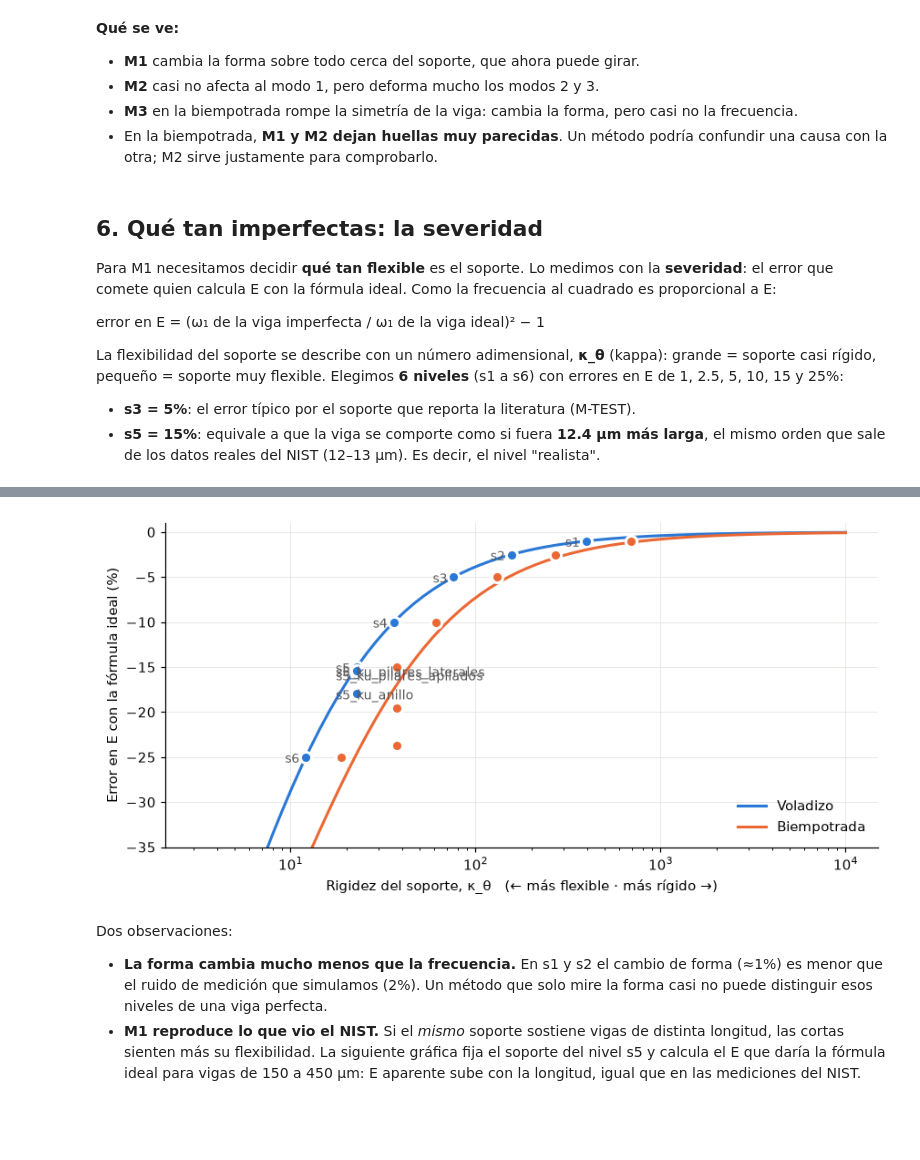
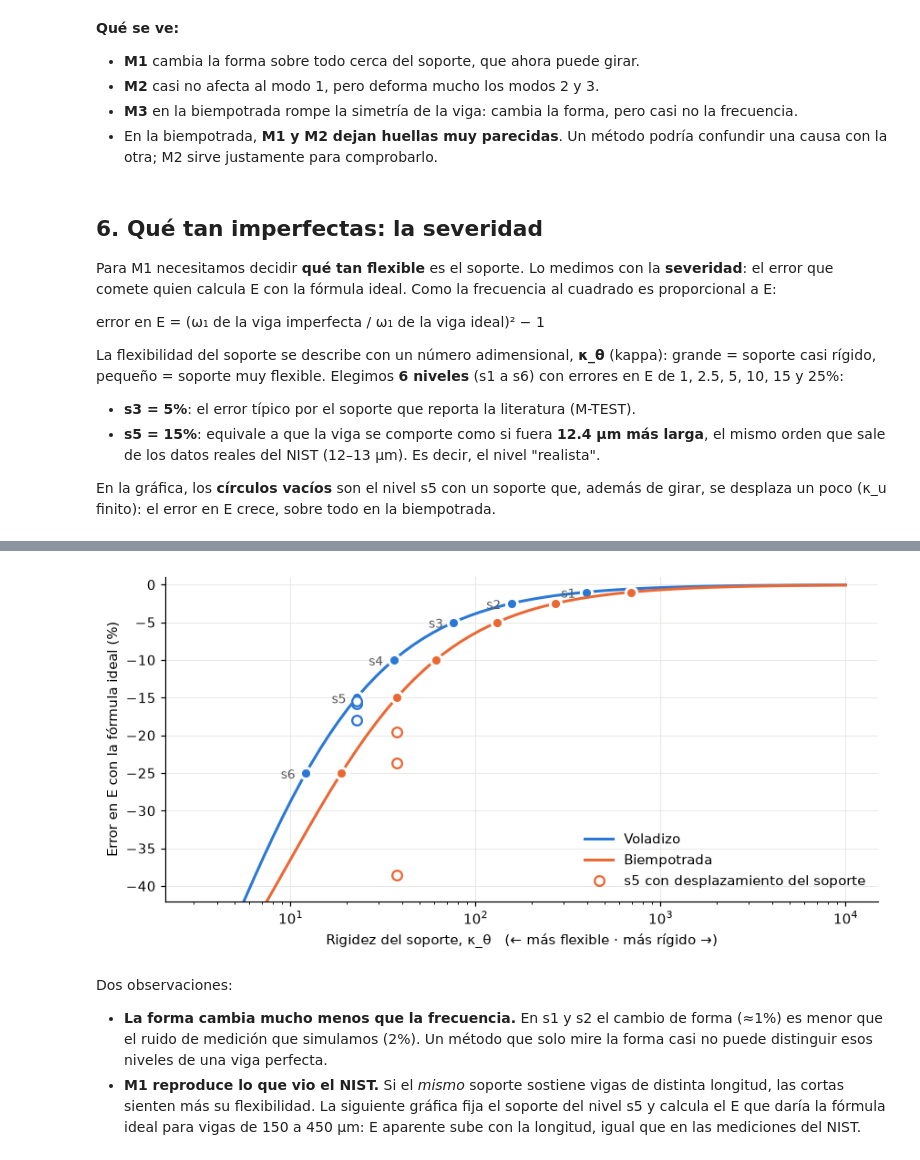
Before and after one commit to isabellaarangor/proyecto-integrador-team39-MNA, a Jupyter notebook: notebooks/EDA_Datos_Sinteticos.ipynb, the cells around one changed output, grey strips where cells are left out. Drawn from its saved outputs; the diff is of its cells as text; code cells hidden in the pictures; blank space fills up the shorter version.

```diff
--- a/notebooks/EDA_Datos_Sinteticos.ipynb
+++ b/notebooks/EDA_Datos_Sinteticos.ipynb
@@ -280,49 +280,59 @@ La flexibilidad del soporte se describe con un número adimensional, **κ_θ** (
 
 - **s3 = 5%**: el error típico por el soporte que reporta la literatura (M-TEST).
 - **s5 = 15%**: equivale a que la viga se comporte como si fuera **12.4 µm más larga**, el mismo orden que sale de los datos reales del NIST (12–13 µm). Es decir, el nivel "realista".
+
+En la gráfica, los **círculos vacíos** son el nivel s5 con un soporte que, además de girar, se desplaza un poco (κ_u finito): el error en E crece, sobre todo en la biempotrada.
 # %%
 m1 = CALIBRACION.query("generador == 'M1'")
+niveles = m1[m1.nivel.str.fullmatch(r"s\d")]        # eje principal: s1 a s6
+sensibilidad = m1[m1.nivel.str.contains("_ku_")]     # s5 con desplazamiento del soporte
 kappas = np.logspace(0.5, 4, 70)
 fig, eje = plt.subplots(figsize=(8, 4))
 for i, est in enumerate(["voladizo", "biempotrada"]):
-    curva = [severidad(viga, est, Soporte(kappa_theta=k)).sesgo_E for k in kappas]
+    # cada estructura con su tensión residual (σ₀ = −5 MPa en la biempotrada)
+    v = Viga(**{**viga.__dict__, "sigma0": cargar_config(CONFIGS / f"m1_{est}_s1.yaml")["params"]["sigma0"]})
+    curva = [severidad(v, est, Soporte(kappa_theta=k)).sesgo_E for k in kappas]
     eje.semilogx(kappas, 100 * np.array(curva), color=COLORES[i], label=est.capitalize())
-    p = m1[m1.estructura == est]
+    p = niveles[niveles.estructura == est]
     eje.plot(p.kappa_theta, 100 * p.sesgo_E, "o", color=COLORES[i], markersize=8,
              markeredgecolor="white", markeredgewidth=2)
-for _, f in m1[m1.estructura == "voladizo"].iterrows():
+    q = sensibilidad[sensibilidad.estructura == est]
+    eje.plot(q.kappa_theta, 100 * q.sesgo_E, "o", markersize=7, markerfacecolor="white",
+             markeredgecolor=COLORES[i], markeredgewidth=1.5,
+             label="s5 con desplazamiento del soporte" if i == 1 else None)
+for _, f in niveles[niveles.estructura == "voladizo"].iterrows():
     eje.annotate(f.nivel, (f.kappa_theta, 100 * f.sesgo_E), textcoords="offset points",
-                 xytext=(-15, -4), color="#555", fontsize=9)
+                 xytext=(-18, -4), color="#555", fontsize=9)
 eje.set_xlabel("Rigidez del soporte, κ_θ   (← más flexible · más rígido →)")
 eje.set_ylabel("Error en E con la fórmula ideal (%)")
-eje.set_ylim(-35, 1)
+eje.set_ylim(-42, 1)
 eje.legend(frameon=False, loc="lower right")
 fig.tight_layout()
 
 tabla = m1.assign(error_E=100 * m1.sesgo_E, forma=100 * m1.diferencia_forma, dL=1e6 * m1.delta_L)
 tabla = tabla[["nombre", "kappa_theta", "error_E", "forma", "dL"]]
 tabla.columns = ["config", "κ_θ", "error en E (%)", "cambio de forma (%)", "alargamiento equivalente (µm)"]
 tabla.set_index("config")
 # %% [output]
 |  | κ_θ | error en E (%) | cambio de forma (%) | alargamiento equivalente (µm) |
 | config |  |  |  |  |
 | m1_voladizo_s1 | 396.12 | -1.00 | 0.62 | 0.75 |
 | m1_voladizo_s2 | 156.12 | -2.50 | 1.53 | 1.90 |
 | m1_voladizo_s3 | 76.12 | -5.00 | 2.96 | 3.87 |
 | m1_voladizo_s4 | 36.11 | -10.00 | 5.56 | 8.01 |
 | m1_voladizo_s5 | 22.77 | -15.00 | 7.87 | 12.44 |
 | m1_voladizo_s6 | 12.09 | -25.00 | 11.79 | 22.37 |
 | m1_voladizo_s5_ku_anillo | 22.77 | -17.97 | 58.92 | 15.23 |
 | m1_voladizo_s5_ku_pilares_apilados | 22.77 | -15.86 | 35.28 | 13.23 |
 | m1_voladizo_s5_ku_pilares_laterales | 22.77 | -15.43 | 22.31 | 12.84 |
 | m1_biempotrada_s1 | 689.01 | -1.00 | 0.52 | 1.02 |
 | ... | ... | ... | ... | ... |
 | m1_biempotrada_s5 | 37.48 | -15.00 | 7.03 | 17.35 |
 | m1_biempotrada_s6 | 18.82 | -25.00 | 11.02 | 32.31 |
 | m1_biempotrada_s5_ku_anillo | 37.48 | -38.53 | 65.16 | 60.01 |
 | m1_biempotrada_s5_ku_pilares_apil... | 37.48 | -23.69 | 49.80 | 30.14 |
 | m1_biempotrada_s5_ku_pilares_late... | 37.48 | -19.57 | 38.23 | 23.76 |
-[figure, old version]
+[figure, new version]
 # %% [markdown]
 Dos observaciones:
 
```
Also changed, not shown: parts of 1 cell of this notebook, 1 other file.
